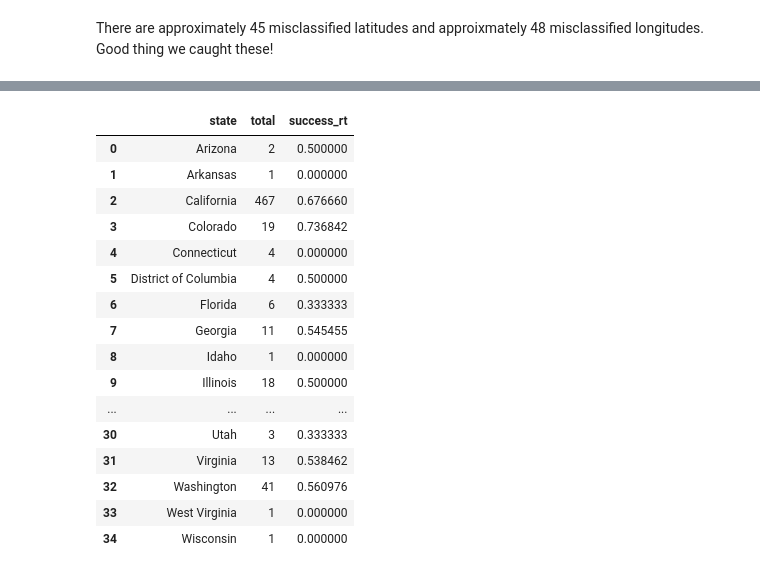
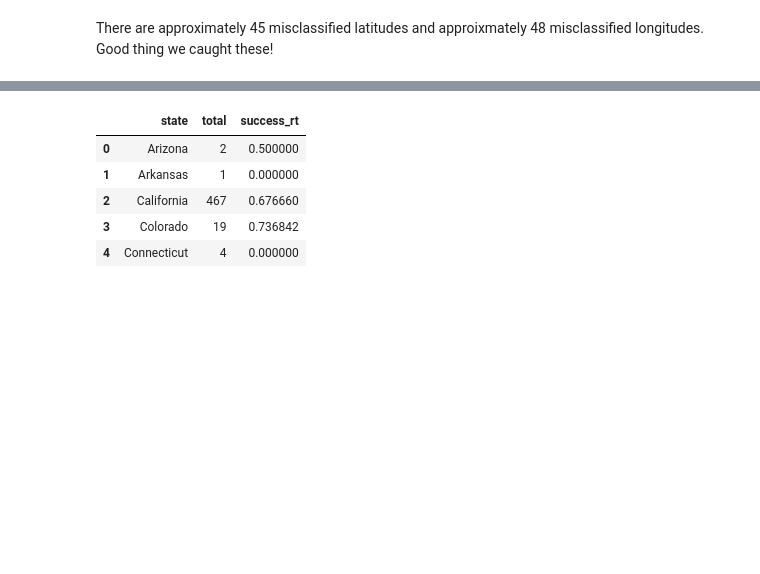
Before and after one commit to akshay7424/Data1050-Startup-Data-Final-Project, a Jupyter notebook: Visualization.ipynb, the cells around one changed output, grey strips where cells are left out. Cells and saved outputs as stored; diff of their text form; code cells hidden in the pictures; blank space fills up the shorter version.

```diff
--- a/Visualization.ipynb
+++ b/Visualization.ipynb
@@ -191,28 +123,17 @@ gdf.head(2)
 # %%
 df_by_state = gdf.groupby('state').agg('mean').reset_index().drop(['Lat','Long'], axis=1)
 
 startup_count = list(gdf.groupby('state').agg('count').reset_index().drop(['Lat','Long'], axis=1).status_closed)
 # print(startup_count)
 df_by_state = df_by_state.assign(total = startup_count)
 df_by_state = df_by_state.assign(success_rt = 1-df_by_state.status_closed).drop('status_closed', axis=1)
-df_by_state
+df_by_state.head()
 # %% [output]
 |  | state | total | success_rt |
 | 0 | Arizona | 2 | 0.500000 |
 | 1 | Arkansas | 1 | 0.000000 |
 | 2 | California | 467 | 0.676660 |
 | 3 | Colorado | 19 | 0.736842 |
 | 4 | Connecticut | 4 | 0.000000 |
-| 5 | District of Columbia | 4 | 0.500000 |
-| 6 | Florida | 6 | 0.333333 |
-| 7 | Georgia | 11 | 0.545455 |
-| 8 | Idaho | 1 | 0.000000 |
-| 9 | Illinois | 18 | 0.500000 |
-| ... | ... | ... | ... |
-| 30 | Utah | 3 | 0.333333 |
-| 31 | Virginia | 13 | 0.538462 |
-| 32 | Washington | 41 | 0.560976 |
-| 33 | West Virginia | 1 | 0.000000 |
-| 34 | Wisconsin | 1 | 0.000000 |
 # %%
 gdf_by_state = df_by_state.merge(contiguous_usa, left_on='state', right_on='state').drop(['adm1_code','population'], axis=1)
```
Also changed, not shown: parts of 15 cells of this notebook, 2 other files.
